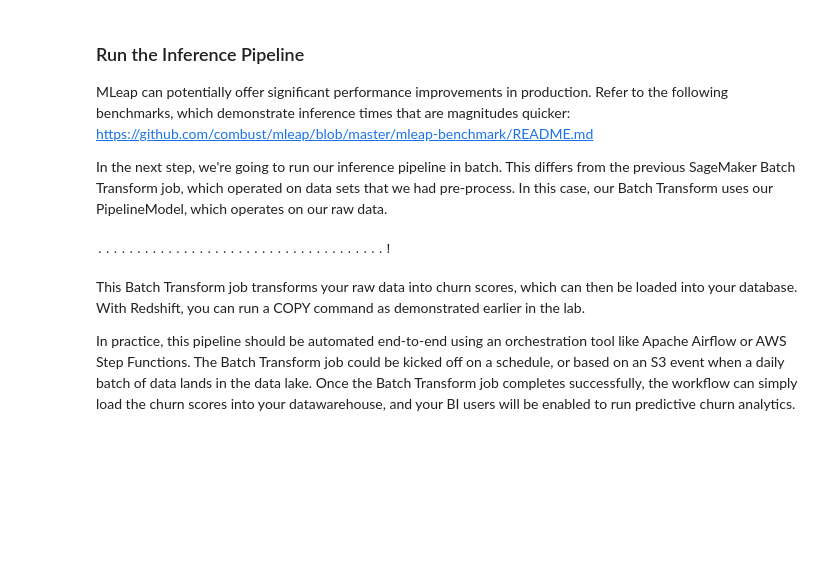
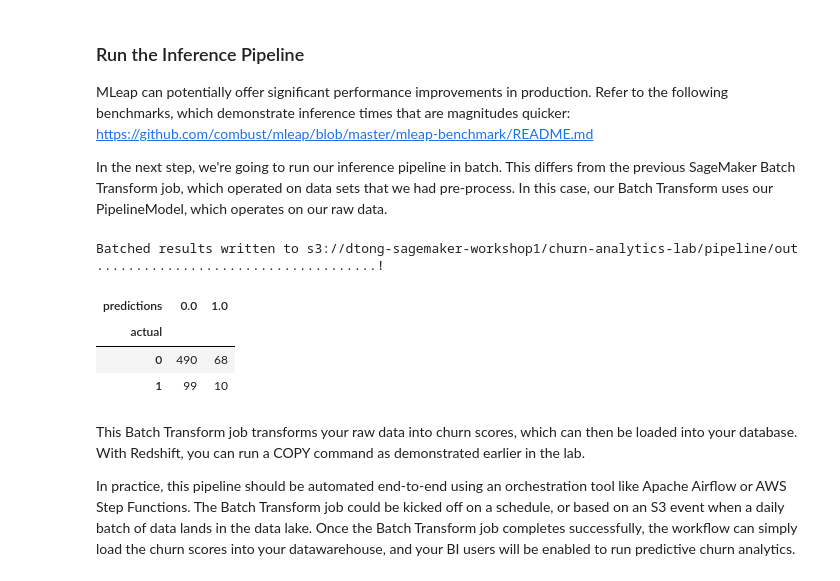
Before and after one commit to dylan-tong-aws/aws-advanced-analytics-jumpstarter, a Jupyter notebook: notebooks/lab-adv-analytics-workshop-churn-analytics.ipynb, the cells around one changed output. Saved outputs shown, nothing was run; the diff lists cells and outputs as text; code cells hidden in the pictures; blank space fills up the shorter version.

```diff
--- a/notebooks/lab-adv-analytics-workshop-churn-analytics.ipynb
+++ b/notebooks/lab-adv-analytics-workshop-churn-analytics.ipynb
@@ -100,11 +127,11 @@ Provide the connection and credentials required to connect to your Redshift inst
 In practice, security standards might prohibit you from providing credentials in clear text. As a best practice in production, you should utilize a service like [AWS Secrets Manager](https://docs.aws.amazon.com/secretsmanager/latest/userguide/intro.html) to manage your database credentials.
 # %%
 creds = {
-    "host_name": "<<YOUR CLUSTER ENDPOINT>>",
+    "host_name": "adv-analytics-lab-rredshiftcluster-1pqbjwkn67ywu.cb9efiwnaas7.us-west-2.redshift.amazonaws.com",
     "port_num": "5439",
     "db_name": "workshop",
     "username": "admin",
-    "password": "<<YOUR PASSWORD>>"
+    "password": "R3dsh1ft123!"
 }
 print(creds)
 
@@ -638,9 +921,23 @@ transformer = sagemaker.transformer.Transformer(model_name = model_name,
                                                 output_path=s3uri_batch_output)
 
 transformer.transform(s3uri_batch_input, split_type= 'Line', content_type= 'text/csv')
+
+print("Batched results written to {}".format(s3uri_batch_output))
 transformer.wait()
 # %% [output]
-.....................................!
+Batched results written to s3://dtong-sagemaker-workshop1/churn-analytics-lab/pipeline/out
+....................................!
+# %%
+batched_churn_scores = pd.read_csv(s3uri_batch_output+'/churn_nolabels.csv.out', names=['scores'])
+gt_df = pd.DataFrame(test_data['Churn?_True.']).reset_index(drop=True)
+results_df= pd.concat([gt_df,batched_churn_scores],axis=1,join_axes=[gt_df.index])
+
+pd.crosstab(index=results_df['Churn?_True.'], columns=np.round(results_df['scores']), rownames=['actual'], colnames=['predictions'])
+# %% [output]
+| predictions | 0.0 | 1.0 |
+| actual |  |  |
+| 0 | 490 | 68 |
+| 1 | 99 | 10 |
 # %% [markdown]
 This Batch Transform job transforms your raw data into churn scores, which can then be loaded into your database. With Redshift, you can run a COPY command as demonstrated earlier in the lab.
 
```
Also changed, not shown: parts of 29 cells of this notebook.
